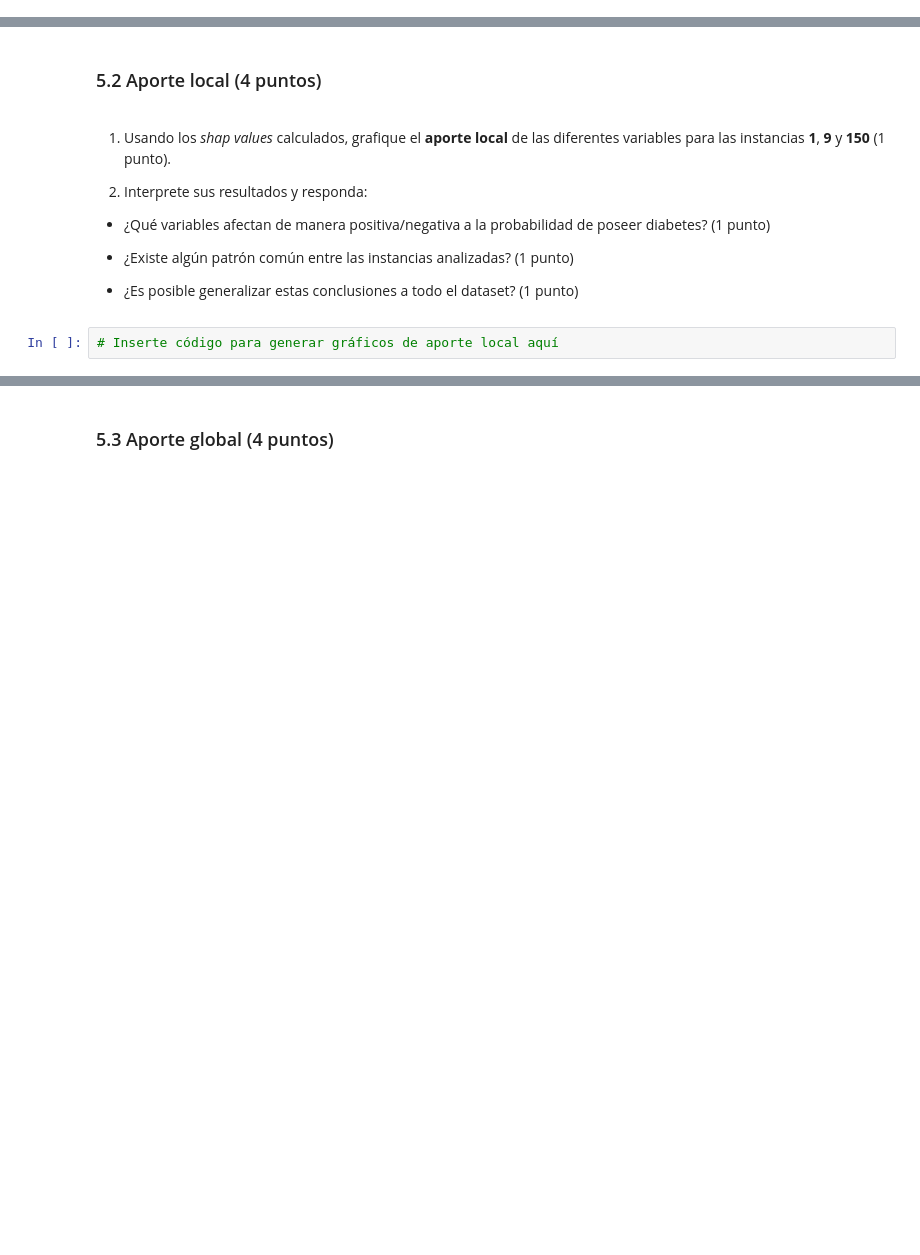
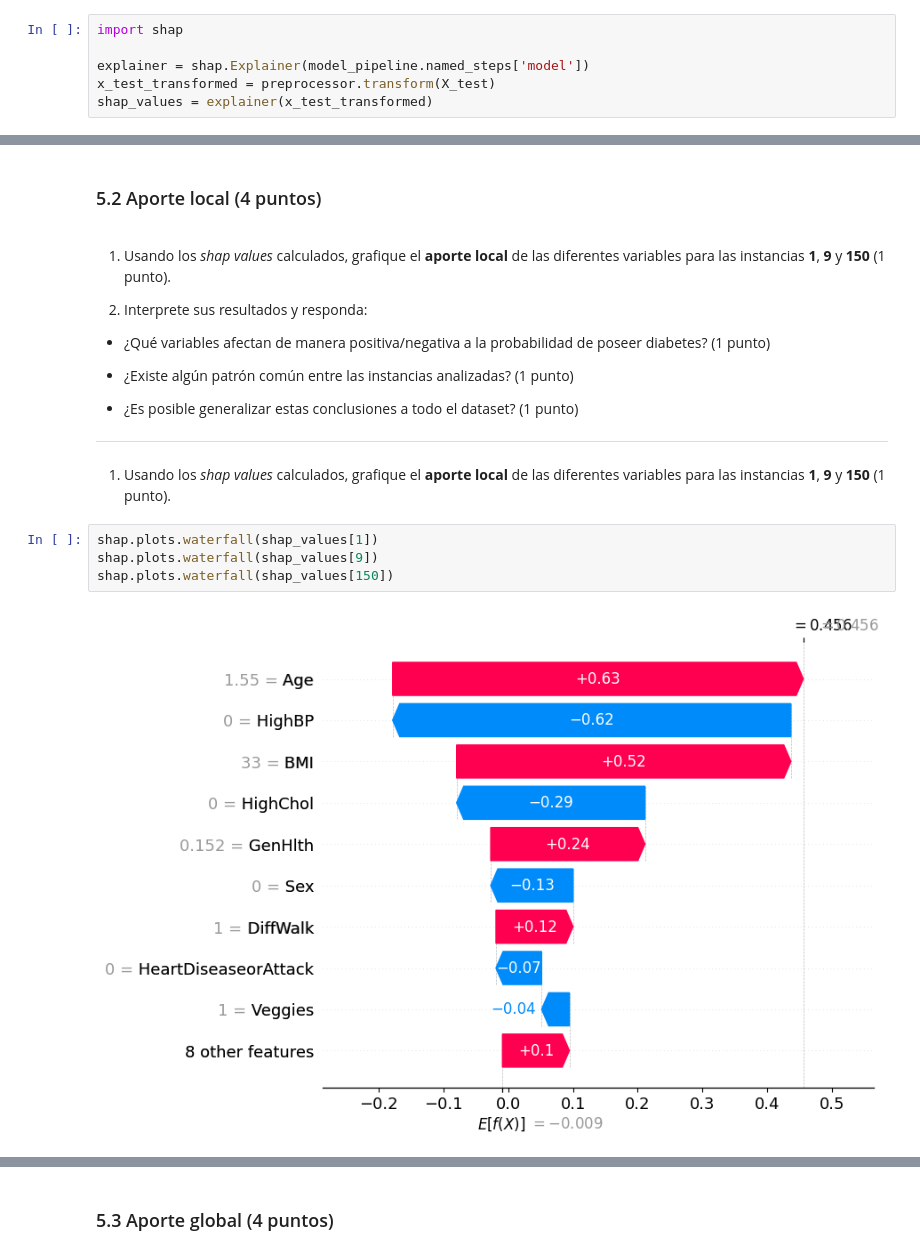
Before and after one commit to onemoremoka/MDS7202labs, a Jupyter notebook: laboratorio7/Lab7_enunciado.ipynb, the cells around one changed output, grey strips where cells are left out. Drawn from its saved outputs; the diff is of its cells as text; blank space fills up the shorter version.

```diff
--- a/laboratorio7/Lab7_enunciado.ipynb
+++ b/laboratorio7/Lab7_enunciado.ipynb
@@ -298,0 +440,6 @@ warnings.filterwarnings("ignore", message=".*The 'nopython' keyword.*")
+# %%
+import shap
+
+explainer = shap.Explainer(model_pipeline.named_steps['model'])
+x_test_transformed = preprocessor.transform(X_test)
+shap_values = explainer(x_test_transformed)
@@ -308,5 +499,13 @@ warnings.filterwarnings("ignore", message=".*The 'nopython' keyword.*")
   - ¿Existe algún patrón común entre las instancias analizadas? (1 punto)
 
   - ¿Es posible generalizar estas conclusiones a todo el dataset? (1 punto)
+
+----
+
+1. Usando los *shap values* calculados, grafique el **aporte local** de las diferentes variables para las instancias **1**, **9** y **150** (1 punto).
-# %%
-# Inserte código para generar gráficos de aporte local aquí
+# %%
+shap.plots.waterfall(shap_values[1])
+shap.plots.waterfall(shap_values[9])
+shap.plots.waterfall(shap_values[150])
+# %% [output]
+[figure, added]
```
Also changed, not shown: parts of 37 cells of this notebook.
